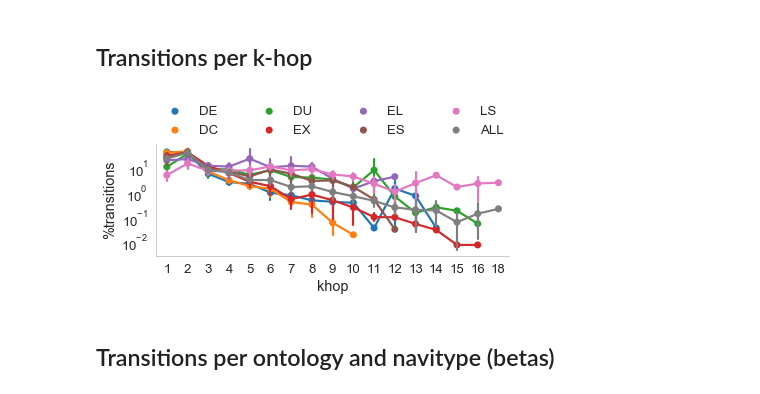
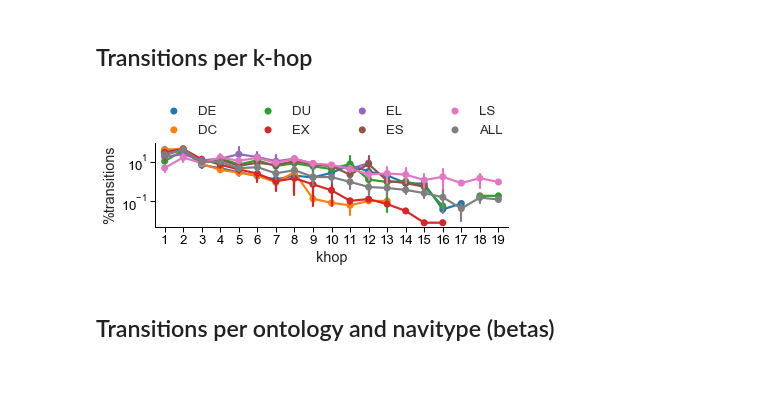
Before and after one commit to gesiscss/HopRank, a Jupyter notebook: 5. HopRank (empirical-lcc).ipynb, the cells around one changed output. Drawn from its saved outputs; the diff is of its cells as text; code cells hidden in the pictures.

```diff
--- a/5. HopRank (empirical-lcc).ipynb
+++ b/5. HopRank (empirical-lcc).ipynb
@@ -99,12 +99,19 @@ MIN_SESSION_LENGTH = 2
 MIN_REQ = 1000
 MIN_TRANSITIONS = 1000
 MAXKHOPS = 32
+
+LCC = True
 # %% [markdown]
 <div style='text-align:center;'>
 <h1>Functions</h1>
 </div>
 # %%
 def plot_by(data, x, y, hue, hue_order, height, width, legend_top, legend_ncol, legend_box, palette, xlog, ylog, grid, fn):
+
+    sns.set_style("ticks", {"xtick.major.size": 8, "ytick.major.size": 8,
+                            'xtick.color': 'black', 'ytick.color': 'black',
+                           'axes.edgecolor': 'black'})
+
     fg = sns.catplot(data=data,
                  kind='point',
                  x=x,
@@ -129,6 +136,9 @@ def plot_by(data, x, y, hue, hue_order, height, width, legend_top, legend_ncol,
                          ncol=legend_ncol,
                          mode="expand",
                          borderaxespad=0)
+
+#     plt.xticks(list(plt.xticks()[0]))
+
     fg.ax.grid(grid)
     plt.subplots_adjust(hspace=0.1, wspace=0.1)
     plt.tight_layout()
@@ -161,7 +171,7 @@ if os.path.exists(fn):
 for index,row in tmp.iterrows():
     onto_name = row['ontology']
 
-    if onto_name in ['LOINC','SNOMEDCT']:
+    if onto_name in ['SNOMEDCT']:
         continue
 
     if df_overlap.query("ontology == @onto_name").size > 0:
@@ -177,7 +187,7 @@ for index,row in tmp.iterrows():
             continue
 
         try:
-            M = onto.get_khop_matrix(path=ONTOLOGY_HOPS_OUTPUT, k=khop, lcc=True)
+            M = onto.get_khop_matrix(path=ONTOLOGY_HOPS_OUTPUT, k=khop, lcc=LCC)
         except:
             continue
 
@@ -206,6 +216,8 @@ for index,row in tmp.iterrows():
                                                    }
                                                    , ignore_index=True)
                 del(cs)
+                del(coverage_in_khop)
+                del(transitions_in_khop)
             del(M)
         except Exception as ex:
             print(ex)
@@ -285,10 +343,10 @@ plot_by(tmp, 'khop', '%coverage', 'ontology', ontology_order, 3, 6, True, 5, (-0
 # %%
 tmp = df_overlap.query("coverage > 0").copy()
 navitypes_order = ['DE','DC','DU','EX','EL','ES','LS','ALL']
 fn = os.path.join(PLOTS_OUTPUT,'lcc_summary_transitions_per_khop.pdf')
-plot_by(tmp, 'khop', '%transitions', 'navitype', navitypes_order, 3, 6, True, 4, (0, 1.02, 1, 0.2), None, False, True, False, fn)
+plot_by(tmp, 'khop', '%transitions', 'navitype', navitypes_order, 2.6, 6, True, 4, (0, 1.02, 1, 0.2), None, False, True, False, fn)
 # %% [output]
-[figure, old version]
+[figure, new version]
 # %% [markdown]
 <h2>Transitions per ontology and navitype (betas)</h2>
 # %%
```
Also changed, not shown: parts of 10 cells of this notebook, 8 other files.
